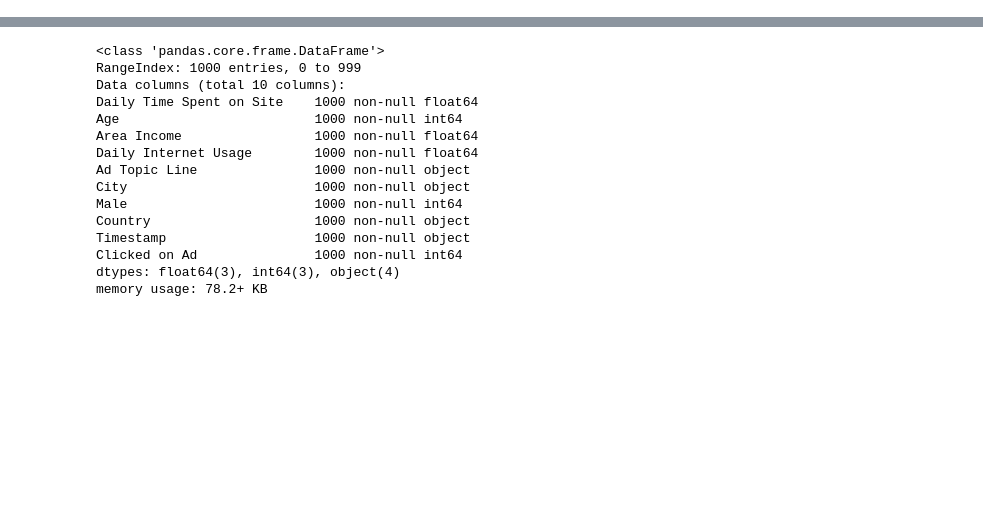
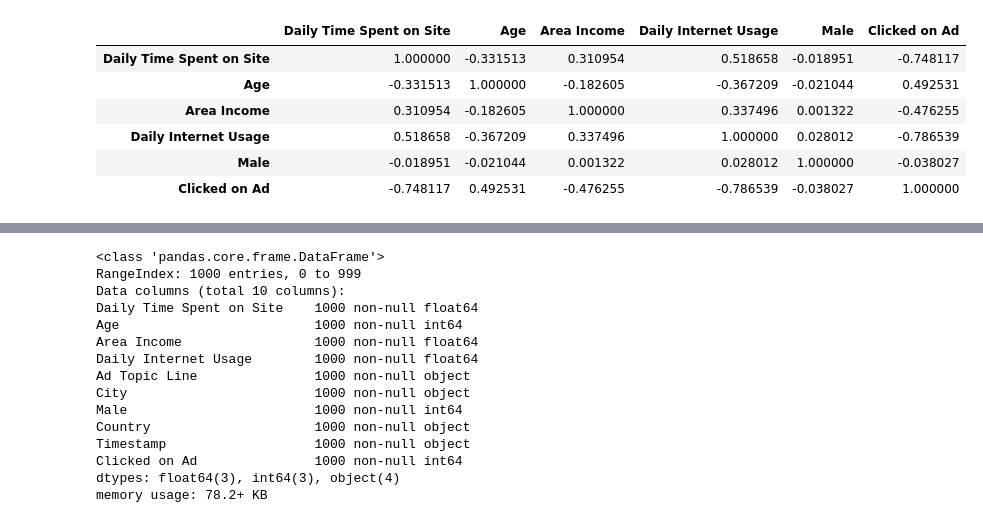
Before and after one commit to philmtl/Logistic-regression-ML-Click-adds, a Jupyter notebook: click add or not Logistic regression .ipynb, the cells around one changed output, grey strips where cells are left out. Saved outputs shown, nothing was run; the diff lists cells and outputs as text; code cells hidden in the pictures; blank space fills up the shorter version.

```diff
--- a/click add or not Logistic regression .ipynb
+++ b/click add or not Logistic regression .ipynb
@@ -18,6 +27,17 @@ import seaborn as sns
 %matplotlib inline
 # %%
 ad_data = pd.read_csv('advertising.csv')
+# %%
+ad_data.corr()
+#we see age has the highest corilation with clicks
+# %% [output]
+|  | Daily Time Spent on Site | Age | Area Income | Daily Internet Usage | Male | Clicked on Ad |
+| Daily Time Spent on Site | 1.000000 | -0.331513 | 0.310954 | 0.518658 | -0.018951 | -0.748117 |
+| Age | -0.331513 | 1.000000 | -0.182605 | -0.367209 | -0.021044 | 0.492531 |
+| Area Income | 0.310954 | -0.182605 | 1.000000 | 0.337496 | 0.001322 | -0.476255 |
+| Daily Internet Usage | 0.518658 | -0.367209 | 0.337496 | 1.000000 | 0.028012 | -0.786539 |
+| Male | -0.018951 | -0.021044 | 0.001322 | 0.028012 | 1.000000 | -0.038027 |
+| Clicked on Ad | -0.748117 | 0.492531 | -0.476255 | -0.786539 | -0.038027 | 1.000000 |
 # %%
 ad_data.head()
 # %% [output]
```
Also changed, not shown: parts of 20 cells of this notebook, 1 other file.
